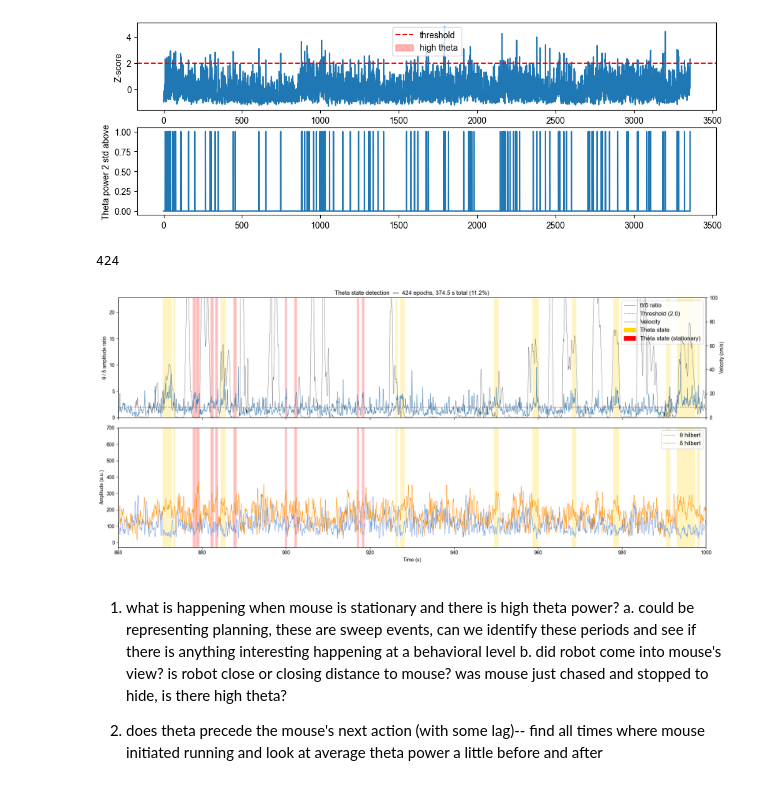
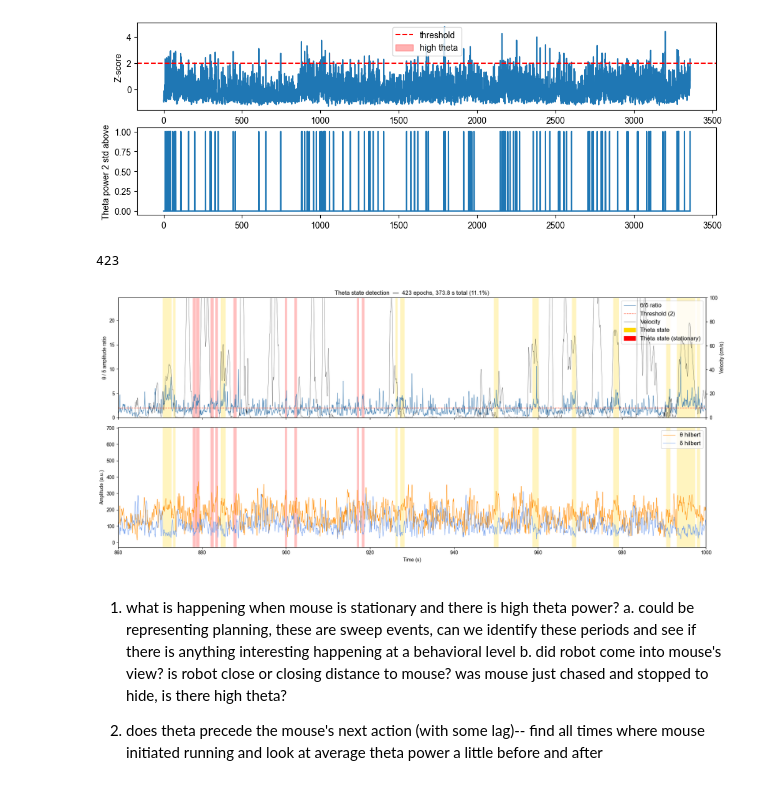
Before and after one commit to rjclemens/Dombeck-Spring-26, a Jupyter notebook: recording_example.ipynb, the cells around one changed output. Cells and saved outputs as stored; diff of their text form; code cells hidden in the pictures.

```diff
--- a/recording_example.ipynb
+++ b/recording_example.ipynb
@@ -73,4 +79,6 @@ AttributeError: 'Recording' object has no attribute 'experiments'
 # %%
+R = load_recording_from_file(r_processed)
+
 theta_event_times = [1000, 1001]
 t_i = (R.df.time_stamp > theta_event_times[0]) & (R.df.time_stamp < theta_event_times[1])
 print(f'average velocity {R.df.prey_velocity[t_i] * VELOCITY_CM_S}cm/s')
@@ -488,6 +496,8 @@ def detect_theta_states(x_theta_hilbert, x_delta_hilbert, fs,
         where=x_delta_hilbert > 0
     )
 
+    # ratio = x_theta_hilbert - x_delta_hilbert
+
     above = ratio > ratio_threshold
 
     # Find raw runs above threshold
@@ -522,7 +532,7 @@ def detect_theta_states(x_theta_hilbert, x_delta_hilbert, fs,
 
 
 def plot_theta_epochs(t, ratio, is_theta, epochs, fs,
-                      x_theta_hilbert, x_delta_hilbert, avg_velocity_thr=5):
+                      x_theta_hilbert, x_delta_hilbert, ratio_threshold=2.0, avg_velocity_thr=5.0):
     """
     Plot theta/delta ratio over time with theta epochs highlighted.
     Optionally overlay the theta and delta envelopes.
@@ -538,7 +548,7 @@ def plot_theta_epochs(t, ratio, is_theta, epochs, fs,
     ax1_r.set_ylim(0, 100)
     ax1_r.set_ylabel('Velocity (cm/s)')
 
-    ax1.axhline(2.0, color='tomato', lw=1.0, ls='--', label='Threshold (2.0)')
+    ax1.axhline(ratio_threshold, color='tomato', lw=1.0, ls='--', label=f'Threshold ({ratio_threshold})')
 
     ax1.set_ylabel('θ / δ amplitude ratio')
     ax1.set_ylim(bottom=0)
@@ -558,6 +568,7 @@ def plot_theta_epochs(t, ratio, is_theta, epochs, fs,
     ax2.legend(loc='upper right', fontsize=12)
     ax2.set_xlabel('Time (s)')
     ax2.set_xlim(860, 1000)
+    # ax2.set_xlim(2270, 2285)
 
     for start, stop in epochs:
         velo_t_mask = (R.df.time_stamp > t[start]) & (R.df.time_stamp < t[stop])
@@ -573,14 +584,14 @@ def plot_theta_epochs(t, ratio, is_theta, epochs, fs,
     # return fig
 # %%
 R = load_recording_from_file(r_processed)
-x_theta_hilbert, x_delta_hilbert = x_theta_hilbert_smooth, x_delta_hilbert_smooth
+# x_theta_hilbert, x_delta_hilbert = x_theta_hilbert_smooth, x_delta_hilbert_smooth
 theta_delta_ratio, is_theta, epochs = detect_theta_states(x_theta_hilbert, x_delta_hilbert, FS, ratio_threshold=2, min_duration_s=0.5, max_gap_s=0.05)
-plot_theta_epochs(t, theta_delta_ratio, is_theta, epochs, FS, x_theta_hilbert, x_delta_hilbert, avg_velocity_thr=5)
+plot_theta_epochs(t, theta_delta_ratio, is_theta, epochs, FS, x_theta_hilbert, x_delta_hilbert, ratio_threshold=2, avg_velocity_thr=5)
 # print(t[np.where(is_theta)[0]])
 print(len(epochs))
 # %% [output]
-424
+423
-[figure, old version]
+[figure, new version]
 # %% [markdown]
 1. what is happening when mouse is stationary and there is high theta power?
 a. could be representing planning, these are sweep events, can we identify these periods and see if there is anything interesting happening at a behavioral level
```
Also changed, not shown: parts of 8 cells of this notebook.
